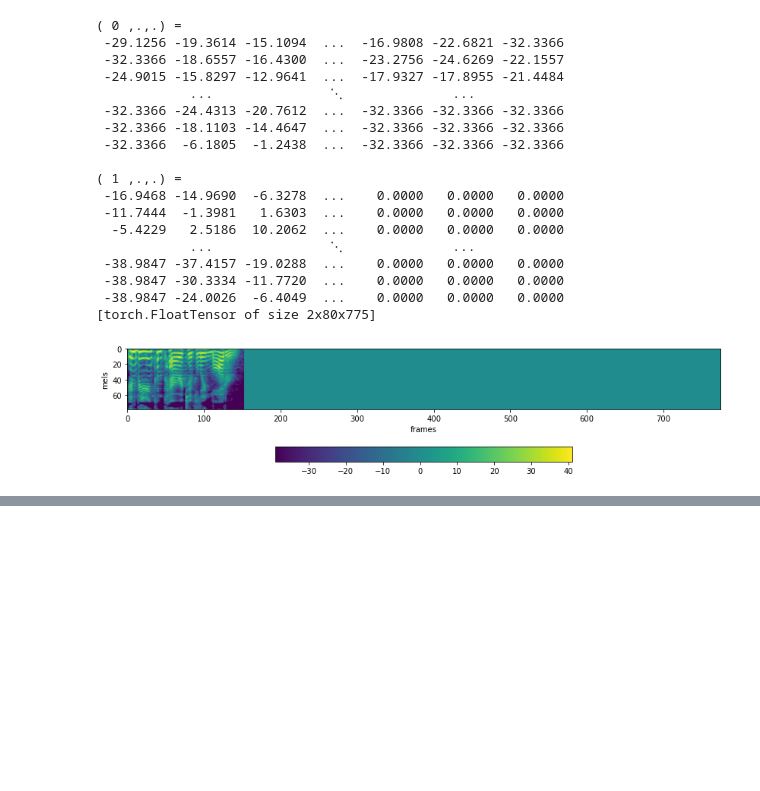
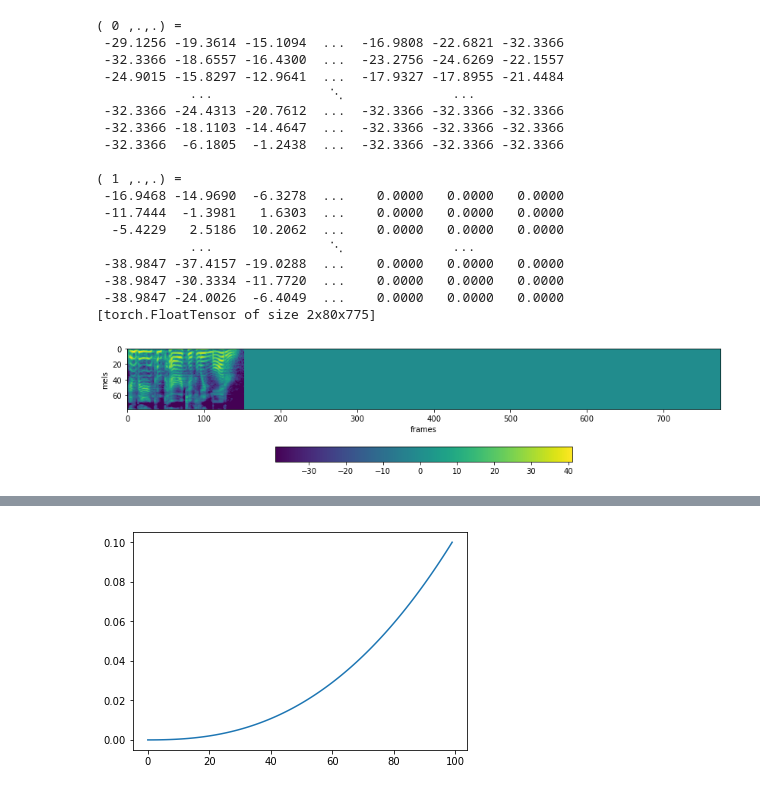
Before and after one commit to A-Jacobson/tacotron2, a Jupyter notebook: wavenet.ipynb, the cells around one changed output, grey strips where cells are left out. Drawn from its saved outputs; the diff is of its cells as text; code cells hidden in the pictures; blank space fills up the shorter version.

```diff
--- a/wavenet.ipynb
+++ b/wavenet.ipynb
@@ -103,0 +120,9 @@ Variable containing:
+# %%
+scheduler = LRFinderScheduler(optimizer, gamma=2.5)
+lrs = []
+for i in range(100):
+    scheduler.step()
+    lrs.append(scheduler.lr)
+plt.plot(lrs);
+# %% [output]
+[figure, added]
```
Also changed, not shown: parts of 5 cells of this notebook, 6 other files.
